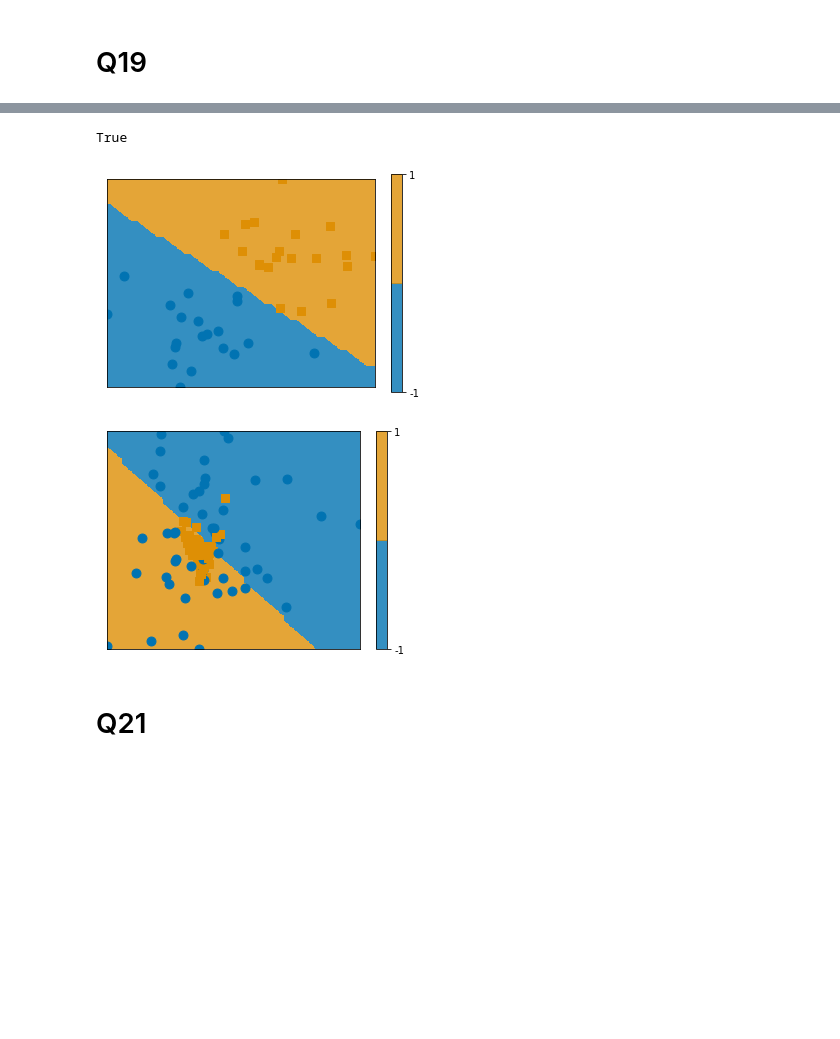
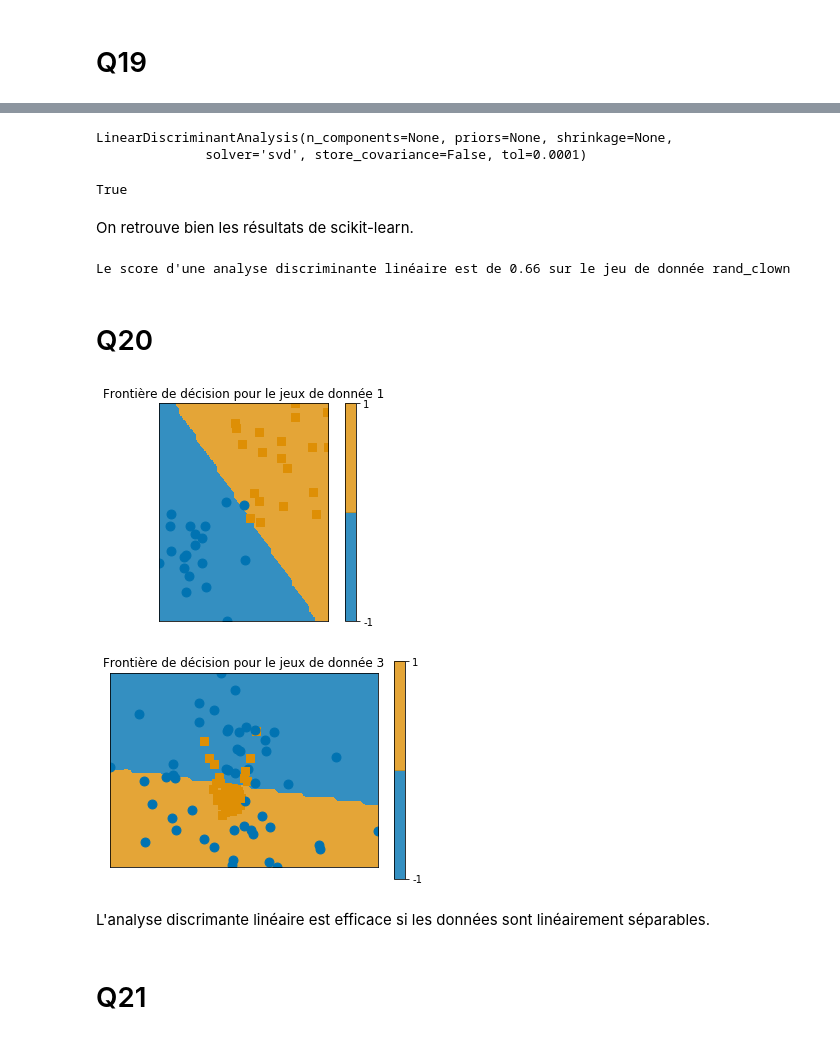
Before and after one commit to MSBigData2019/Benoit_SdeMenthiere, a Jupyter notebook: ML/knn/knn.ipynb, the cells around one changed output, grey strips where cells are left out. Saved outputs shown, nothing was run; the diff lists cells and outputs as text; code cells hidden in the pictures; blank space fills up the shorter version.

```diff
--- a/ML/knn/knn.ipynb
+++ b/ML/knn/knn.ipynb
@@ -536,7 +528,7 @@ class LDAClassifier():
 # Q19
 # %%
 from sklearn.discriminant_analysis import LinearDiscriminantAnalysis
+# %%
+X3_train, X3_test, y3_train, y3_test = train_test_split(X3, y3, test_size=0.8, random_state=1)
 # %%
 my_LDAClassifier = LDAClassifier()
-# %%
-my_LDAClassifier.fit(X3[::2], y3[::2])
@@ -547,2 +535,4 @@ np.mean(my_LDAClassifier.predict(X3[1::2]) == y3[1::2])
+# %%
+my_LDAClassifier.fit(X3_train, y3_train)
 # %%
 sk_LDAClassifier = LinearDiscriminantAnalysis()
@@ -554 +539,6 @@ LinearDiscriminantAnalysis(n_components=None, priors=None, shrinkage=None,
+# %%
+sk_LDAClassifier.fit(X3_train, y3_train)
+# %% [output]
+LinearDiscriminantAnalysis(n_components=None, priors=None, shrinkage=None,
+              solver='svd', store_covariance=False, tol=0.0001)
 # %%
@@ -556,14 +546,25 @@ all(my_LDAClassifier.predict(X3[1::2]) == sk_LDAClassifier.predict(X3[1::2]))
 # %% [output]
 True
+# %% [markdown]
+On retrouve bien les résultats de scikit-learn.
+# %%
+print("Le score d'une analyse discriminante linéaire est de {:.2f} sur le jeu de donnée rand_clown".format(my_LDAClassifier.score(X3_test, y3_test)))
+# %% [output]
+Le score d'une analyse discriminante linéaire est de 0.66 sur le jeu de donnée rand_clown
+# %% [markdown]
+# Q20
 # %%
 for X, y ,i in zip([X1,X3],[y1,y3], [0,1]):
     my_LDAClassifier = LDAClassifier()
     my_LDAClassifier.fit(X,y)
+    plt.title("Frontière de décision pour le jeux de donnée "+str((lambda i: 2*i+1)(i)))
     frontiere_new(my_LDAClassifier.predict, X, y)
     plt.show()
 # %% [output]
-[figure, old version]
+[figure, new version]
-[figure, old version]
+[figure, new version]
+# %% [markdown]
+L'analyse discrimante linéaire est efficace si les données sont linéairement séparables.
 # %% [markdown]
 # Q21
 # %%
```
Also changed, not shown: parts of 31 cells of this notebook.
